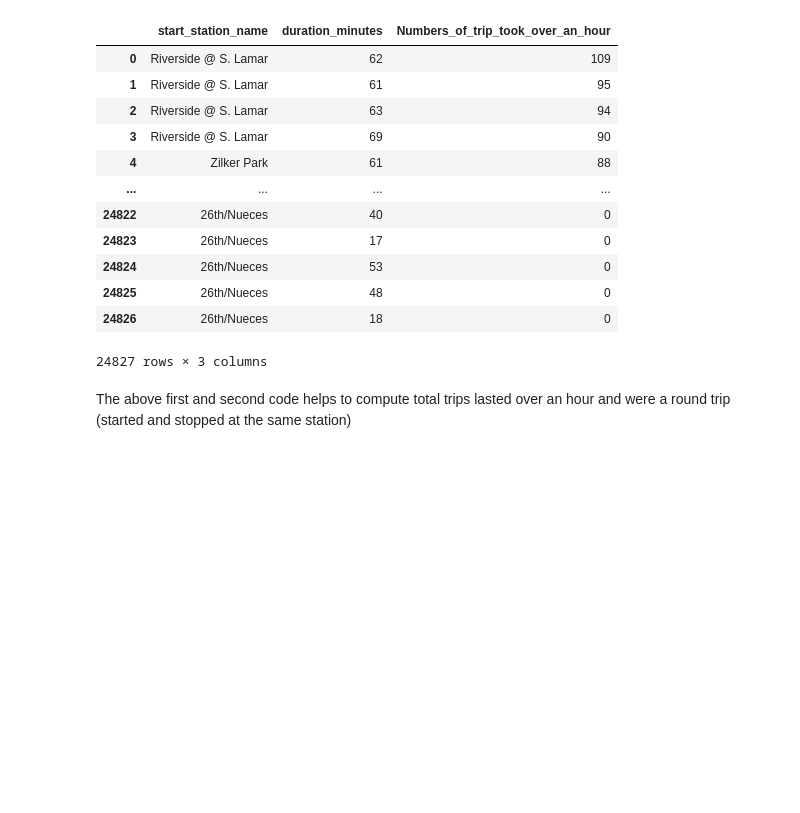
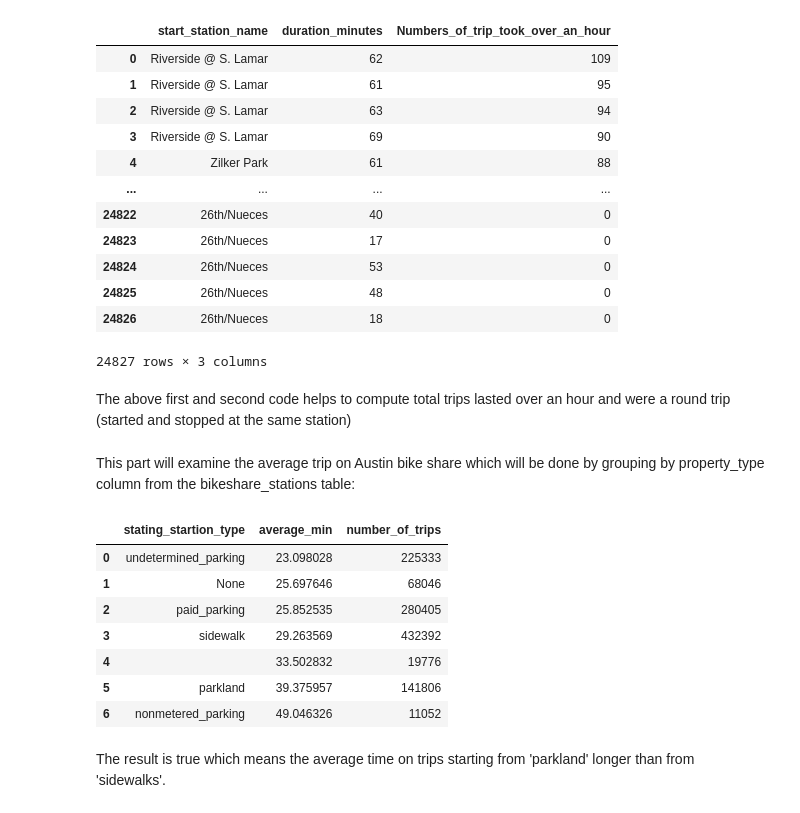
Before and after one commit to Saneesh122/Data-Processing-and-Visualization-, a Jupyter notebook: 03_SQL.ipynb, the cells around one changed output. Cells and saved outputs as stored; diff of their text form; code cells hidden in the pictures; blank space fills up the shorter version.

```diff
--- a/03_SQL.ipynb
+++ b/03_SQL.ipynb
@@ -170,3 +170,32 @@ Order BY Numbers_of_trip_took_over_an_hour DESC
 24827 rows × 3 columns
 # %% [markdown]
 The above first and second code helps to compute total trips lasted over an hour and were a round trip (started and stopped at the same station)
+# %% [markdown]
+This part will examine the average trip on Austin bike share which will be done by grouping by property_type column from the bikeshare_stations table:
+# %%
+%%bigquery --project projectfordatavisualization
+
+WITH t as(
+SELECT name, property_type
+FROM `bigquery-public-data.austin_bikeshare.bikeshare_stations`
+)
+SELECT t.property_type as stating_startion_type,
+    AVG (trips.duration_minutes) as average_min,
+    COUNT(*) as number_of_trips,
+FROM `bigquery-public-data.austin_bikeshare.bikeshare_trips` as trips
+  JOIN t
+  ON trips.start_station_name = t.name
+
+GROUP BY t.property_type
+ORDER by average_min
+# %% [output]
+|  | stating_startion_type | average_min | number_of_trips |
+| 0 | undetermined_parking | 23.098028 | 225333 |
+| 1 | None | 25.697646 | 68046 |
+| 2 | paid_parking | 25.852535 | 280405 |
+| 3 | sidewalk | 29.263569 | 432392 |
+| 4 |  | 33.502832 | 19776 |
+| 5 | parkland | 39.375957 | 141806 |
+| 6 | nonmetered_parking | 49.046326 | 11052 |
+# %% [markdown]
+The result is true which means the average time on trips starting from 'parkland' longer than from 'sidewalks'.
```
